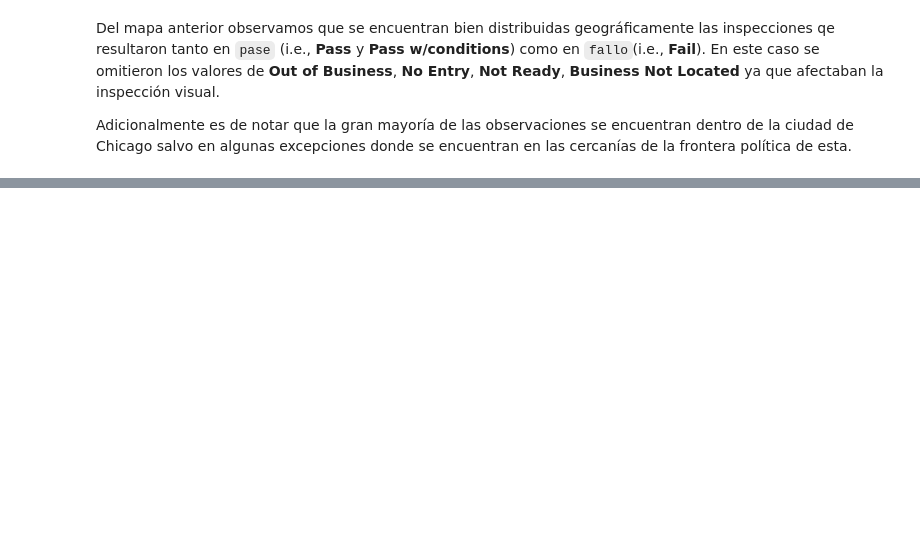
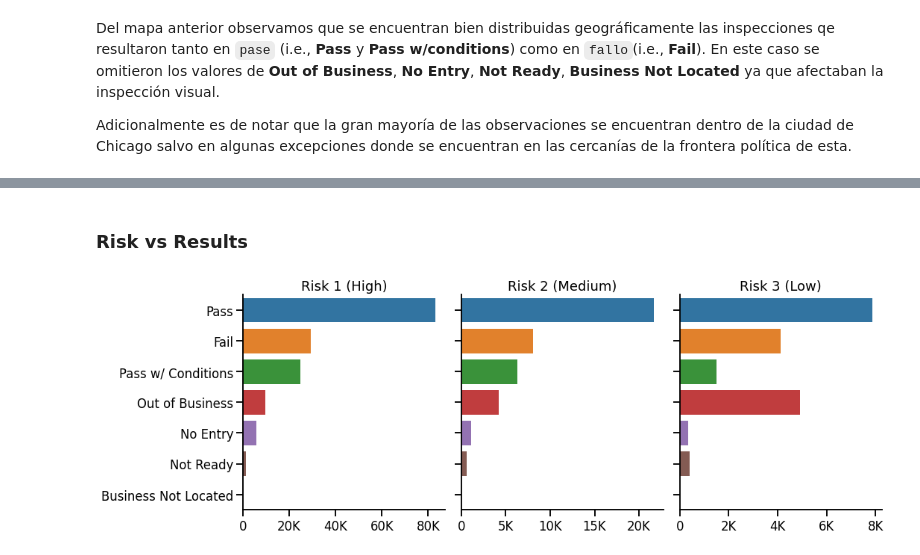
Before and after one commit to lechugaa/dpa-project, a Jupyter notebook: notebooks/eda.ipynb, the cells around one changed output, grey strips where cells are left out. Cells and saved outputs as stored; diff of their text form; code cells hidden in the pictures; blank space fills up the shorter version.

```diff
--- a/notebooks/eda.ipynb
+++ b/notebooks/eda.ipynb
@@ -374,0 +425,25 @@ Adicionalmente es de notar que la gran mayoría de las observaciones se encuentr
+# %% [markdown]
+### Risk vs Results
+# %%
+risk_order = chicago_df[chicago_df.risk != "All"].risk.value_counts().index
+
+g = sns.catplot(
+    data = chicago_df[chicago_df.risk != "All"],
+    col = 'risk',
+    y = 'results',
+    kind = 'count',
+    col_wrap=3,
+    order = results_order,
+    col_order = risk_order,
+    sharex = False)
+
+g.set_titles(row_template = '{row_name}', col_template = '{col_name}')
+
+for x in range(3):
+    g.axes[x].set_xlabel('')
+    g.axes[x].set_ylabel('')
+
+for ax in g.axes.flat:
+    ax.xaxis.set_major_formatter(FuncFormatter(number_formatter_i));
+# %% [output]
+[figure, added]
```
Also changed, not shown: parts of 9 cells of this notebook.
